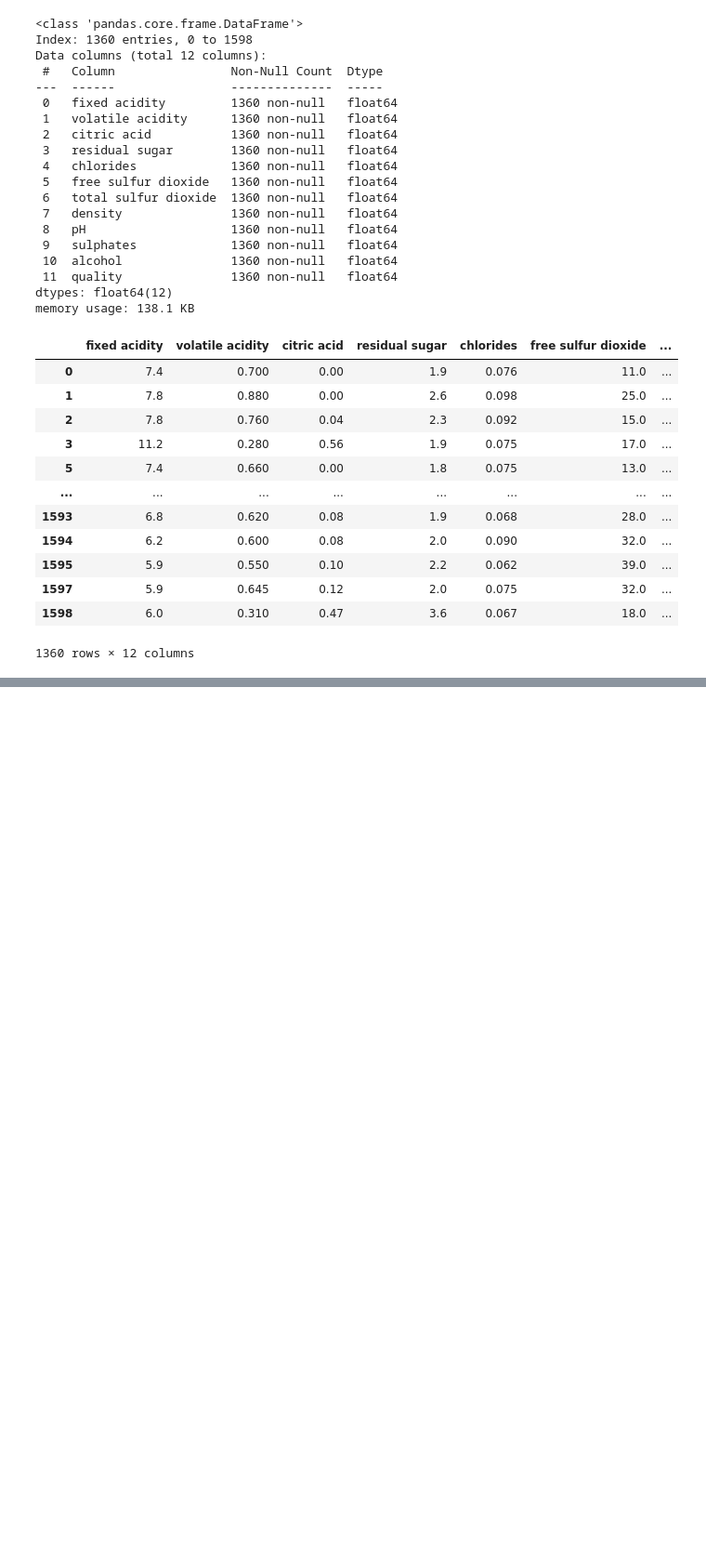
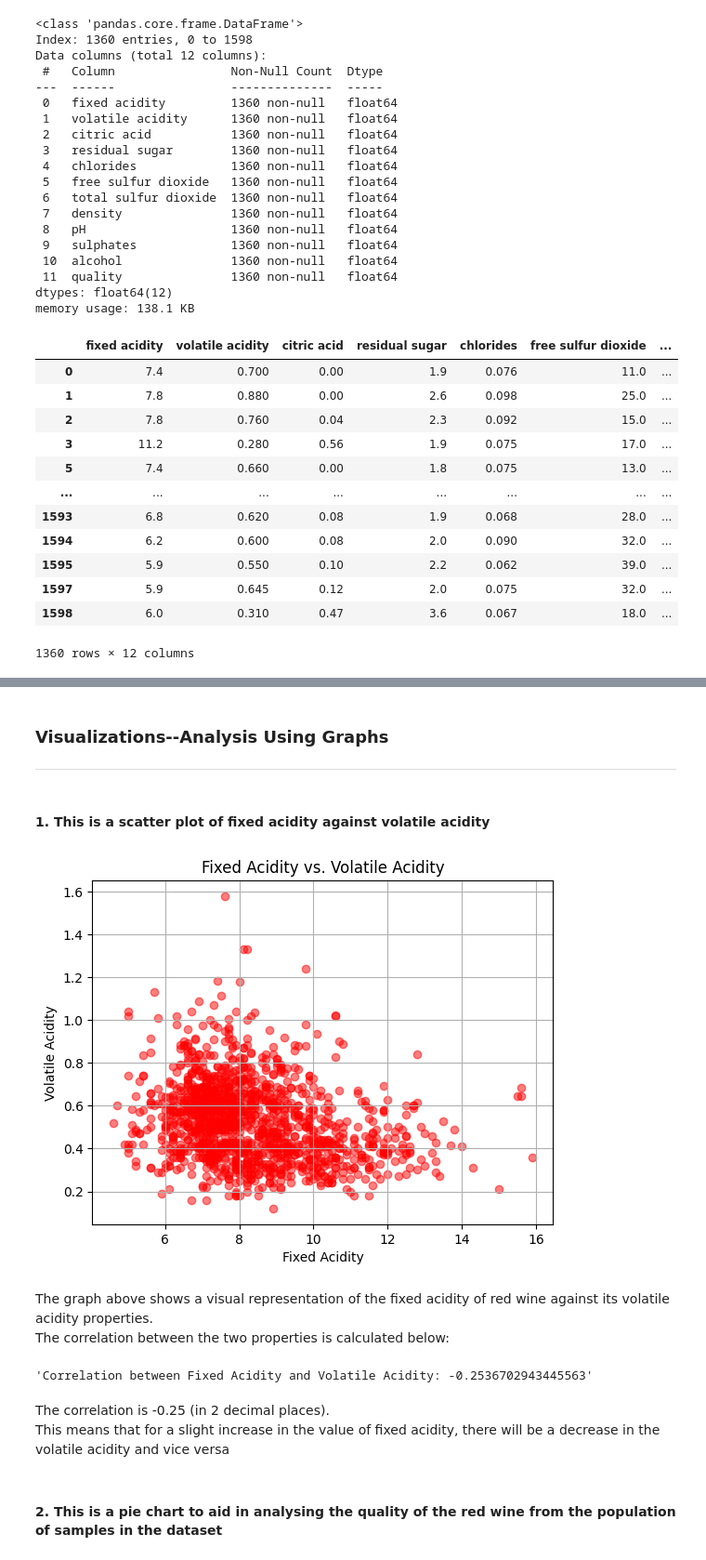
Before and after one commit to BB-Japheth/112299540-BORTEY-JAPHETH, a Jupyter notebook: 11299540.ipynb, the cells around one changed output, grey strips where cells are left out. Shown at 93% size. Saved outputs shown, nothing was run; the diff lists cells and outputs as text; code cells hidden in the pictures; blank space fills up the shorter version.

Commit message:
GRAPHS AND ANALYSIS
1. Plotting of three different graphs and giving analysis.

2. definig a correlation matrix

```diff
--- a/11299540.ipynb
+++ b/11299540.ipynb
@@ -194,0 +209,27 @@ your_dataset.notnull().any()
+# %% [markdown]
+### Visualizations--Analysis Using Graphs
+<hr>
+# %% [markdown]
+#### 1. This is a scatter plot of fixed acidity against volatile acidity
+# %%
+plt.scatter(wine['fixed acidity'],wine['volatile acidity'],alpha=0.5,color= 'red',)
+plt.title('Fixed Acidity vs. Volatile Acidity')
+plt.xlabel('Fixed Acidity')
+plt.ylabel('Volatile Acidity')
+plt.grid(True)
+plt.show()
+# %% [output]
+[figure, added]
+# %% [markdown]
+<p>The graph above shows a visual representation of the fixed acidity of red wine against its volatile acidity properties.<br>
+    The correlation between the two properties is calculated below:
+</p>
+# %%
+correlation = wine['fixed acidity'].corr(wine['volatile acidity'])
+f"Correlation between Fixed Acidity and Volatile Acidity: {correlation}"
+# %% [output]
+'Correlation between Fixed Acidity and Volatile Acidity: -0.2536702943445563'
+# %% [markdown]
+<p>The correlation is -0.25 (in 2 decimal places).<br>This means that for a slight increase in the value of fixed acidity, there will be a decrease in the volatile acidity and vice versa</p>
+# %% [markdown]
+#### 2. This is a pie chart to aid in analysing the quality of the red wine from the population of samples in the dataset
```
Also changed, not shown: parts of 10 cells of this notebook.
